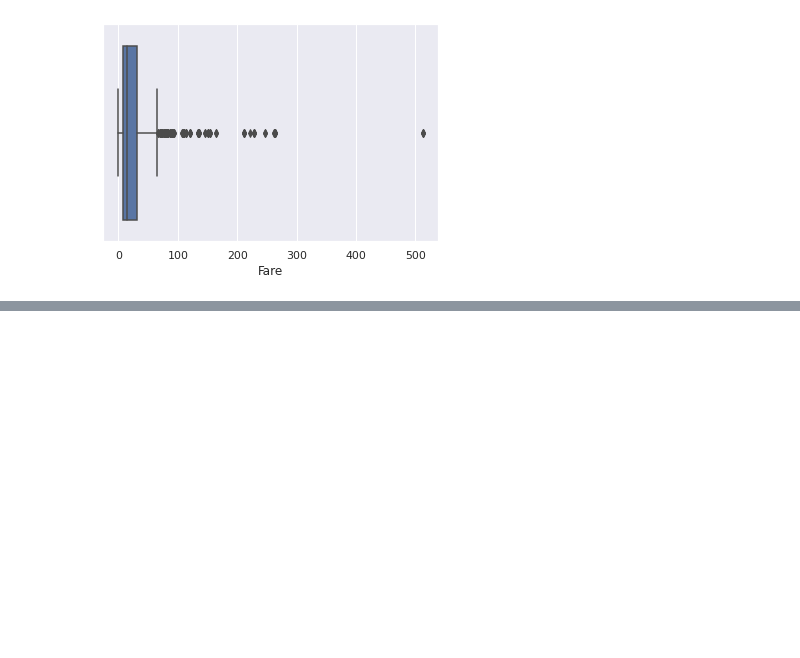
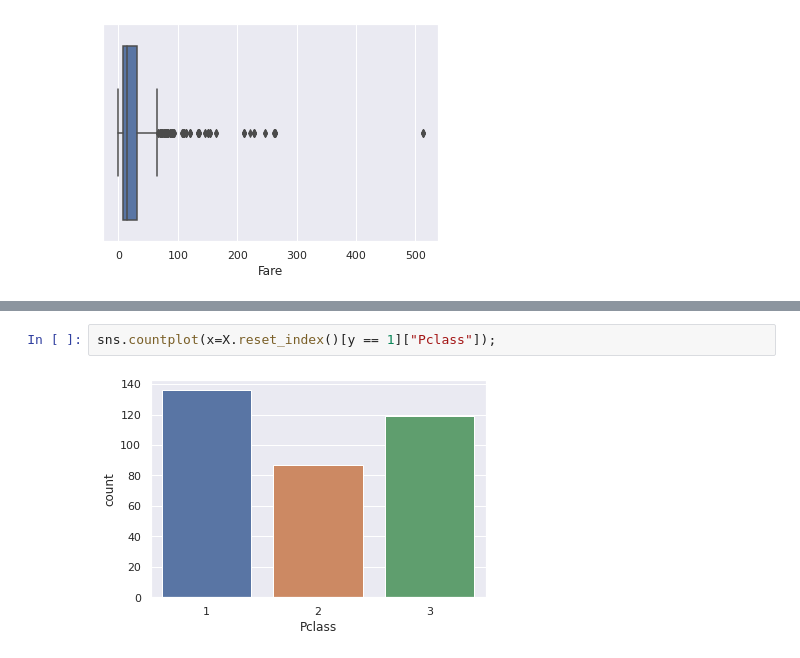
Before and after one commit to denisvivdenko/titanic_practice_dataset, a Jupyter notebook: EDA.ipynb, the cells around one changed output, grey strips where cells are left out. Saved outputs shown, nothing was run; the diff lists cells and outputs as text; blank space fills up the shorter version.

```diff
--- a/EDA.ipynb
+++ b/EDA.ipynb
@@ -222,0 +240,4 @@ sns.boxplot(x=X.Fare);
+# %%
+sns.countplot(x=X.reset_index()[y == 1]["Pclass"]);
+# %% [output]
+[figure, added]
```
Also changed, not shown: parts of 10 cells of this notebook.
